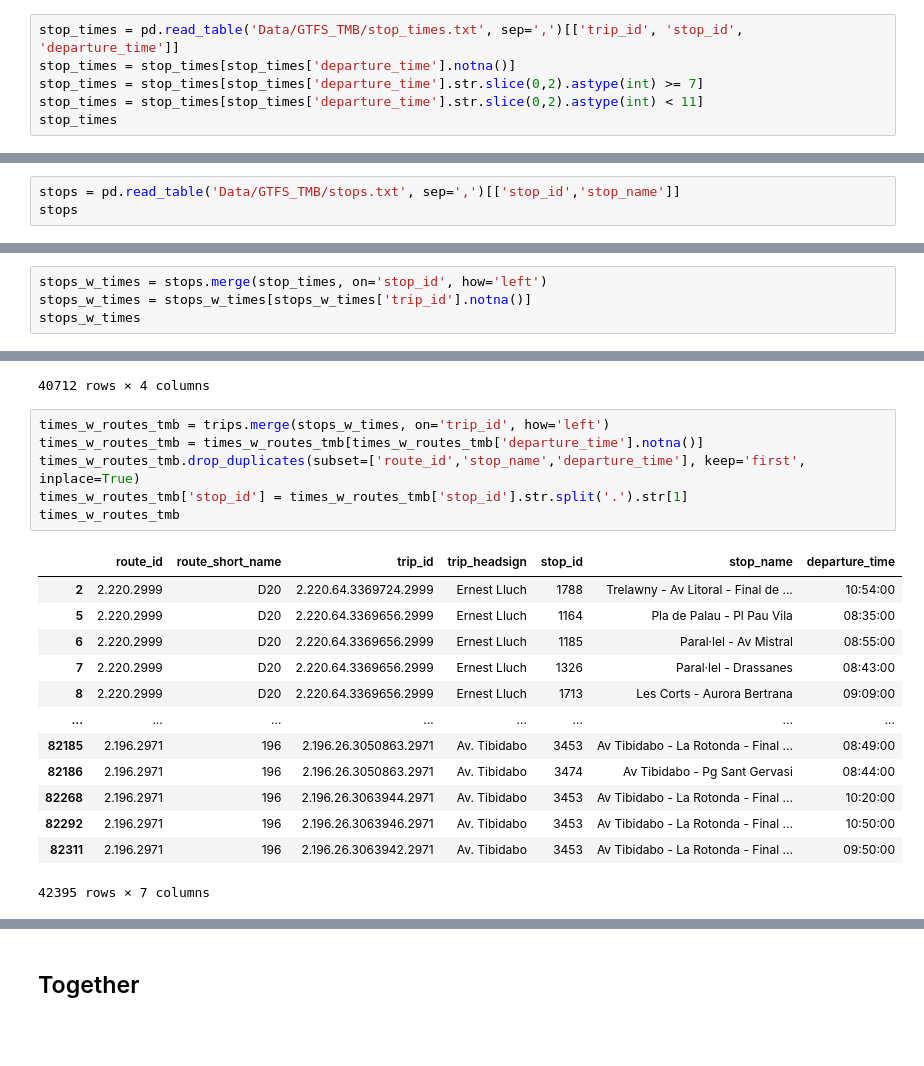
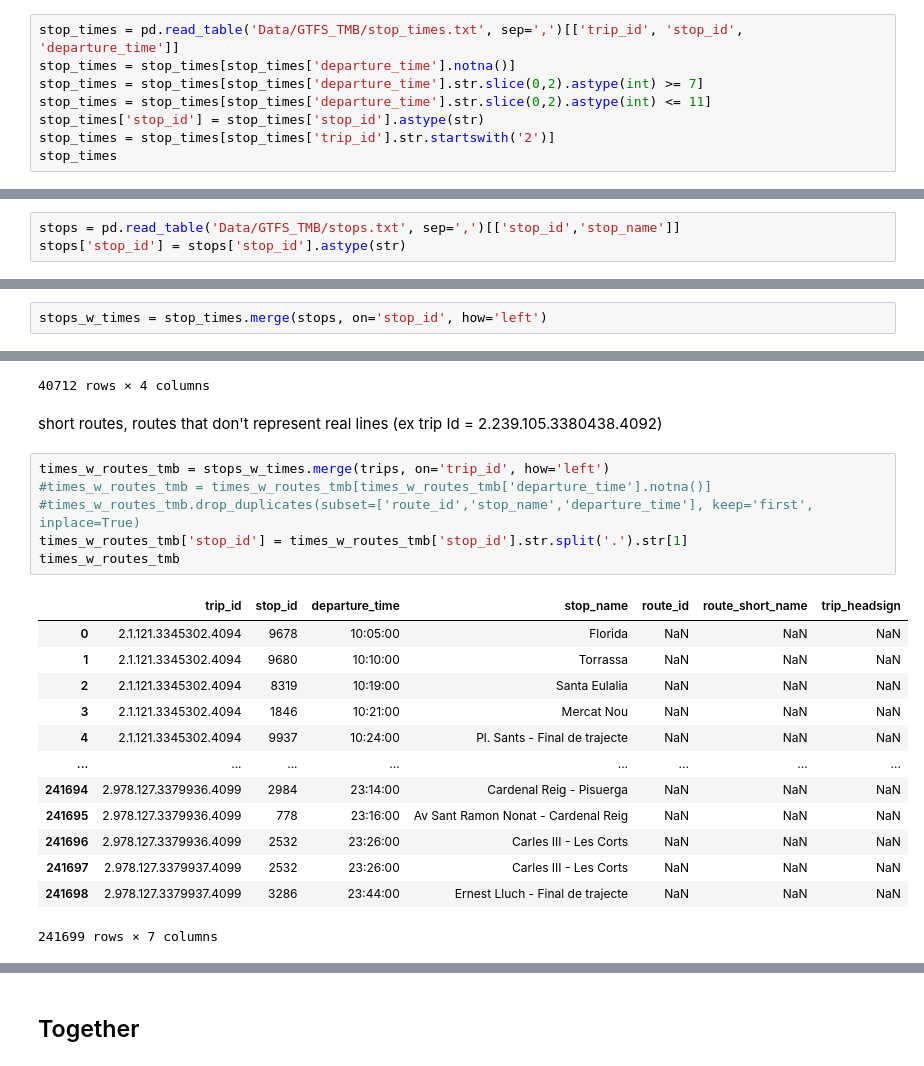
Before and after one commit to bmantepe/stop-location, a Jupyter notebook: 15-Wait-Times.ipynb, the cells around one changed output, grey strips where cells are left out. Drawn from its saved outputs; the diff is of its cells as text; blank space fills up the shorter version.

```diff
--- a/15-Wait-Times.ipynb
+++ b/15-Wait-Times.ipynb
@@ -241,7 +345,9 @@ times_w_routes_amb  =  times_w_routes_amb['stop_id'].astype(int).astype(str)
 stop_times = pd.read_table('Data/GTFS_TMB/stop_times.txt', sep=',')[['trip_id', 'stop_id', 'departure_time']]
 stop_times = stop_times[stop_times['departure_time'].notna()]
 stop_times = stop_times[stop_times['departure_time'].str.slice(0,2).astype(int) >= 7]
-stop_times = stop_times[stop_times['departure_time'].str.slice(0,2).astype(int) < 11]
+stop_times = stop_times[stop_times['departure_time'].str.slice(0,2).astype(int) <= 11]
+stop_times['stop_id'] = stop_times['stop_id'].astype(str)
+stop_times = stop_times[stop_times['trip_id'].str.startswith('2')]
 stop_times
 # %% [output]
 |  | trip_id | stop_id | departure_time |
@@ -260,3 +366,3 @@ stop_times
 # %%
 stops = pd.read_table('Data/GTFS_TMB/stops.txt', sep=',')[['stop_id','stop_name']]
-stops
+stops['stop_id'] = stops['stop_id'].astype(str)
@@ -277,4 +369,2 @@ stops
 # %%
-stops_w_times = stops.merge(stop_times, on='stop_id', how='left')
-stops_w_times = stops_w_times[stops_w_times['trip_id'].notna()]
-stops_w_times
+stops_w_times = stop_times.merge(stops, on='stop_id', how='left')
@@ -313,23 +389,25 @@ trips
 | 80909 | 2.196.2971 | 196 | 2.196.26.3063968.2971 | Av. Tibidabo |
 | 80910 | 2.196.2971 | 196 | 2.196.26.3064016.2971 | Av. Tibidabo |
 40712 rows × 4 columns
+# %% [markdown]
+short routes, routes that don't represent real lines (ex trip Id = 2.239.105.3380438.4092)
 # %%
-times_w_routes_tmb = trips.merge(stops_w_times, on='trip_id', how='left')
-times_w_routes_tmb = times_w_routes_tmb[times_w_routes_tmb['departure_time'].notna()]
-times_w_routes_tmb.drop_duplicates(subset=['route_id','stop_name','departure_time'], keep='first', inplace=True)
+times_w_routes_tmb = stops_w_times.merge(trips, on='trip_id', how='left')
+#times_w_routes_tmb = times_w_routes_tmb[times_w_routes_tmb['departure_time'].notna()]
+#times_w_routes_tmb.drop_duplicates(subset=['route_id','stop_name','departure_time'], keep='first', inplace=True)
 times_w_routes_tmb['stop_id'] = times_w_routes_tmb['stop_id'].str.split('.').str[1]
 times_w_routes_tmb
 # %% [output]
-|  | route_id | route_short_name | trip_id | trip_headsign | stop_id | stop_name | departure_time |
-| 2 | 2.220.2999 | D20 | 2.220.64.3369724.2999 | Ernest Lluch | 1788 | Trelawny - Av Litoral - Final de ... | 10:54:00 |
-| 5 | 2.220.2999 | D20 | 2.220.64.3369656.2999 | Ernest Lluch | 1164 | Pla de Palau - Pl Pau Vila | 08:35:00 |
-| 6 | 2.220.2999 | D20 | 2.220.64.3369656.2999 | Ernest Lluch | 1185 | Paral·lel - Av Mistral | 08:55:00 |
-| 7 | 2.220.2999 | D20 | 2.220.64.3369656.2999 | Ernest Lluch | 1326 | Paral·lel - Drassanes | 08:43:00 |
-| 8 | 2.220.2999 | D20 | 2.220.64.3369656.2999 | Ernest Lluch | 1713 | Les Corts - Aurora Bertrana | 09:09:00 |
+|  | trip_id | stop_id | departure_time | stop_name | route_id | route_short_name | trip_headsign |
+| 0 | 2.1.121.3345302.4094 | 9678 | 10:05:00 | Florida | NaN | NaN | NaN |
+| 1 | 2.1.121.3345302.4094 | 9680 | 10:10:00 | Torrassa | NaN | NaN | NaN |
+| 2 | 2.1.121.3345302.4094 | 8319 | 10:19:00 | Santa Eulalia | NaN | NaN | NaN |
+| 3 | 2.1.121.3345302.4094 | 1846 | 10:21:00 | Mercat Nou | NaN | NaN | NaN |
+| 4 | 2.1.121.3345302.4094 | 9937 | 10:24:00 | Pl. Sants - Final de trajecte | NaN | NaN | NaN |
 | ... | ... | ... | ... | ... | ... | ... | ... |
-| 82185 | 2.196.2971 | 196 | 2.196.26.3050863.2971 | Av. Tibidabo | 3453 | Av Tibidabo - La Rotonda - Final ... | 08:49:00 |
-| 82186 | 2.196.2971 | 196 | 2.196.26.3050863.2971 | Av. Tibidabo | 3474 | Av Tibidabo - Pg Sant Gervasi | 08:44:00 |
-| 82268 | 2.196.2971 | 196 | 2.196.26.3063944.2971 | Av. Tibidabo | 3453 | Av Tibidabo - La Rotonda - Final ... | 10:20:00 |
-| 82292 | 2.196.2971 | 196 | 2.196.26.3063946.2971 | Av. Tibidabo | 3453 | Av Tibidabo - La Rotonda - Final ... | 10:50:00 |
-| 82311 | 2.196.2971 | 196 | 2.196.26.3063942.2971 | Av. Tibidabo | 3453 | Av Tibidabo - La Rotonda - Final ... | 09:50:00 |
+| 241694 | 2.978.127.3379936.4099 | 2984 | 23:14:00 | Cardenal Reig - Pisuerga | NaN | NaN | NaN |
+| 241695 | 2.978.127.3379936.4099 | 778 | 23:16:00 | Av Sant Ramon Nonat - Cardenal Reig | NaN | NaN | NaN |
+| 241696 | 2.978.127.3379936.4099 | 2532 | 23:26:00 | Carles III - Les Corts | NaN | NaN | NaN |
+| 241697 | 2.978.127.3379937.4099 | 2532 | 23:26:00 | Carles III - Les Corts | NaN | NaN | NaN |
+| 241698 | 2.978.127.3379937.4099 | 3286 | 23:44:00 | Ernest Lluch - Final de trajecte | NaN | NaN | NaN |
-42395 rows × 7 columns
+241699 rows × 7 columns
```
Also changed, not shown: parts of 42 cells of this notebook, 9 other files.
